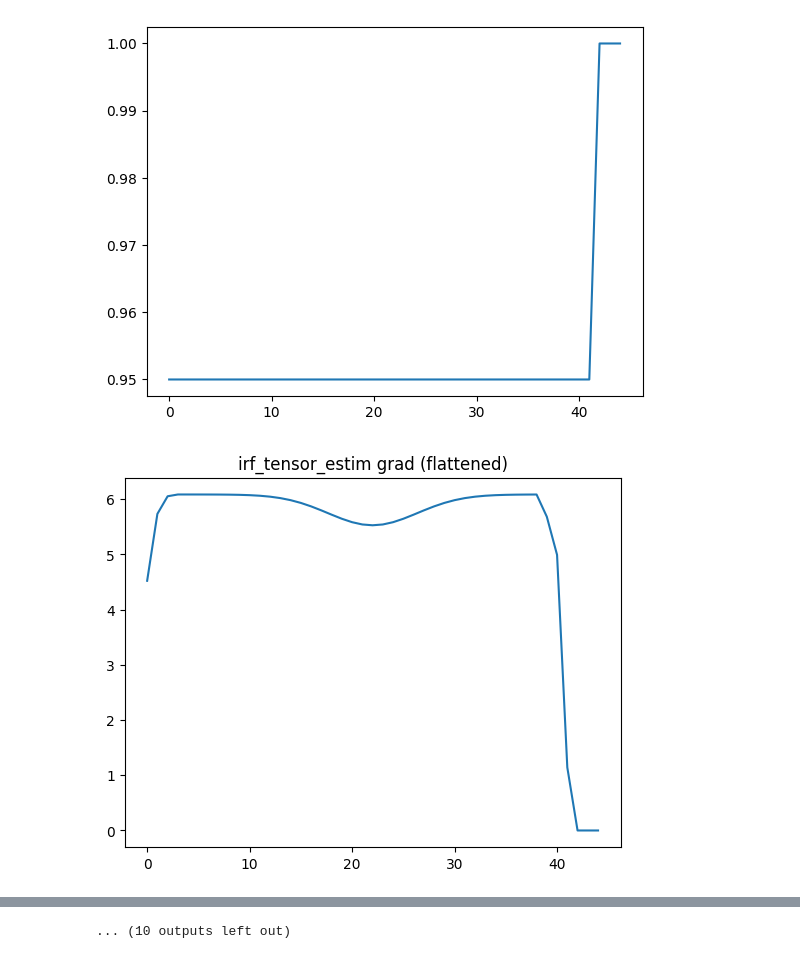
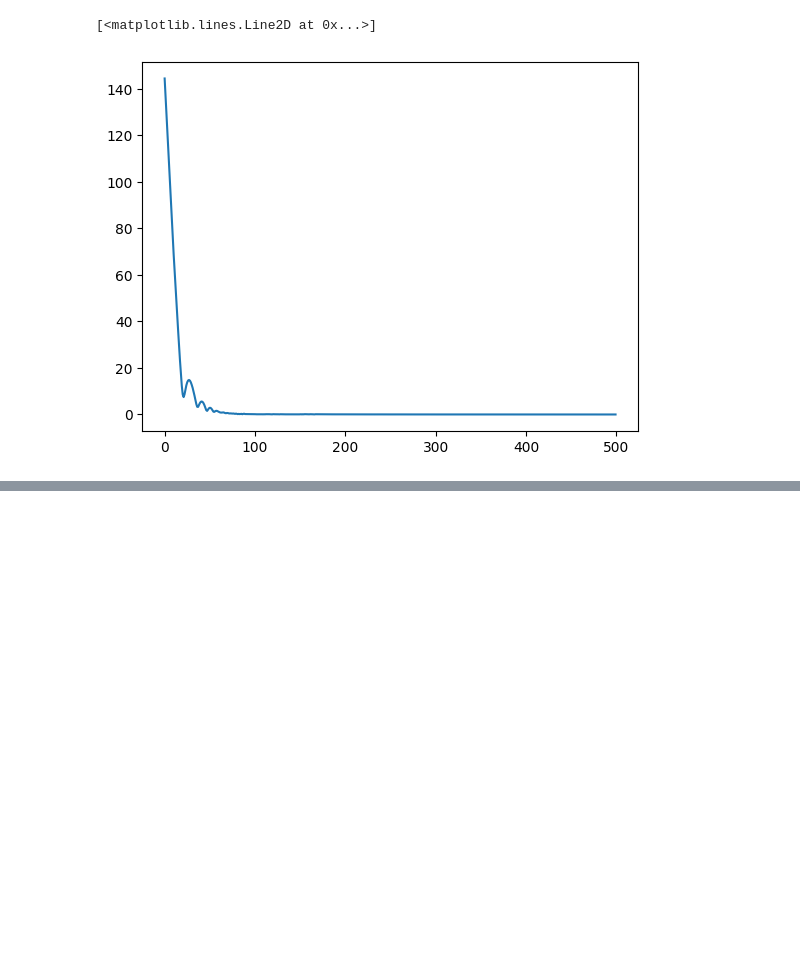
Before and after one commit to wision-lab/visionsim, a Jupyter notebook: visionsim/emulate/aspc/examples/backprop_copy.ipynb, the cells around one changed output, grey strips where cells are left out. Cells and saved outputs as stored; diff of their text form; code cells hidden in the pictures; blank space fills up the shorter version.

```diff
--- a/visionsim/emulate/aspc/examples/backprop_copy.ipynb
+++ b/visionsim/emulate/aspc/examples/backprop_copy.ipynb
@@ -109,34 +105,23 @@ loss_history = []
 # %%
 for epoch in tqdm(range(total_epochs)):
     optimizer.zero_grad()
 
     transients_pred, ambient_offsets_pred = camera.get_transients()
     ewh_list_pred = forward_pass_ewh_diff(
         camera.histogrammer,
         transients_pred,
         ambient_offsets_pred,
         irf_tensor_estim,
     )
     irf_tensor_estim.retain_grad()
 
-    total_loss = torch.nn.functional.mse_loss(ewh_list_pred, ewh_list_measurement)
     total_loss = rmse_loss(ewh_list_pred, ewh_list_measurement)
     loss_history.append(total_loss.detach().cpu().item())
     total_loss.backward()
     optimizer.step()
     scheduler.step()
 
-    if epoch < 100 and epoch % 10 == 0:
-        plt.plot(irf_tensor_estim.detach().cpu().numpy().squeeze())
-        plt.show()
-        if irf_tensor_estim.grad is None:
-            print("irf_tensor_estim.grad is None")
-        else:
-            plt.plot(irf_tensor_estim.grad.detach().cpu().numpy().reshape(-1))
-            plt.title("irf_tensor_estim grad (flattened)")
-            plt.show()
-
 plt.plot(loss_history)
 # %% [output]
+[<matplotlib.lines.Line2D at 0x...>]
-[figure, old version]
+[figure, new version]
-[figure, removed]
@@ -153,4 +128,3 @@ plt.plot(loss_history)
-... (10 outputs left out)
 # %%
 plt.plot(irf_tensor_gt.detach().cpu().numpy().squeeze(), label="kernel")
 plt.plot(irf_tensor_estim.detach().cpu().numpy().squeeze(), label="kernel_estimate")
```
Also changed, not shown: parts of 6 cells of this notebook, 7 other files.
